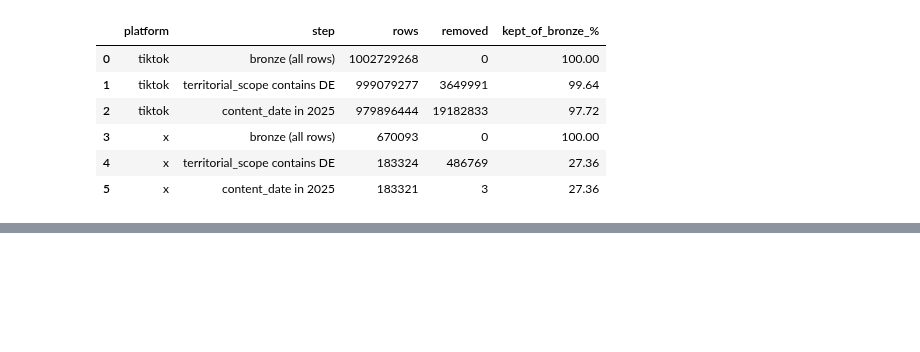
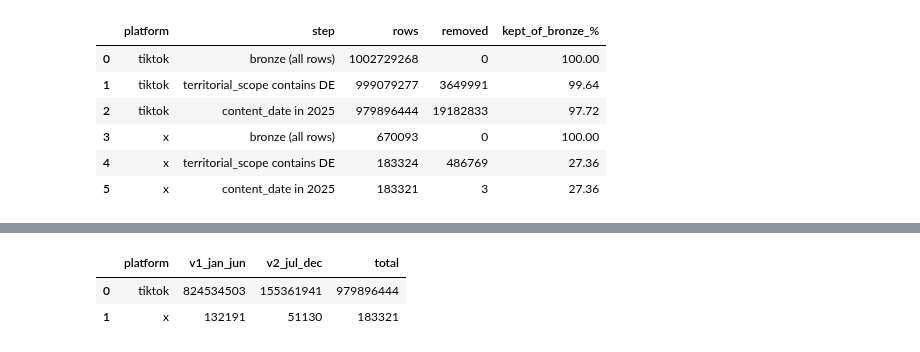
Before and after one commit to zamo-13/Abschlussarbeit, a Jupyter notebook: 02_silver.ipynb, the cells around one changed output, grey strips where cells are left out. Drawn from its saved outputs; the diff is of its cells as text; code cells hidden in the pictures; blank space fills up the shorter version.

```diff
--- a/02_silver.ipynb
+++ b/02_silver.ipynb
@@ -89,0 +107,13 @@ funnel
+# %%
+SCHEMA_BREAK = "2025-07-01"
+
+con.sql(" UNION ALL ".join(f"""
+    SELECT '{p}' AS platform,
+           count(*) FILTER (WHERE content_date < DATE '{SCHEMA_BREAK}') AS v1_jan_jun,
+           count(*) FILTER (WHERE content_date >= DATE '{SCHEMA_BREAK}') AS v2_jul_dec,
+           count(*) AS total
+    FROM silver.scoped_{p}""" for p in PLATFORMS) + " ORDER BY platform").df()
+# %% [output]
+|  | platform | v1_jan_jun | v2_jul_dec | total |
+| 0 | tiktok | 824534503 | 155361941 | 979896444 |
+| 1 | x | 132191 | 51130 | 183321 |
```
Also changed, not shown: parts of 32 cells of this notebook, 28 other files.
